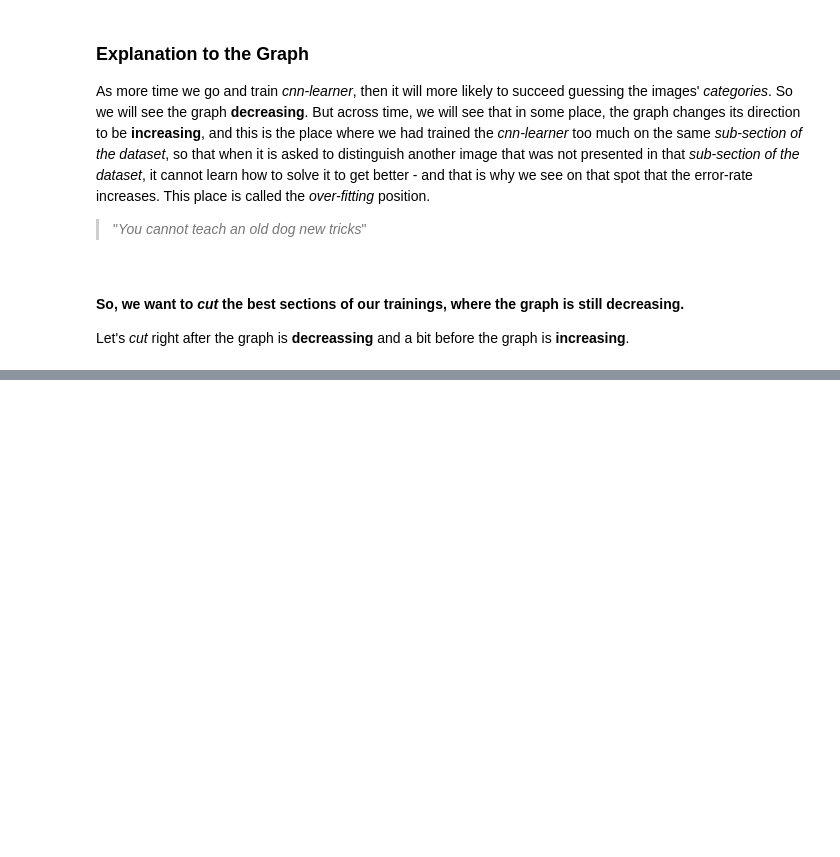
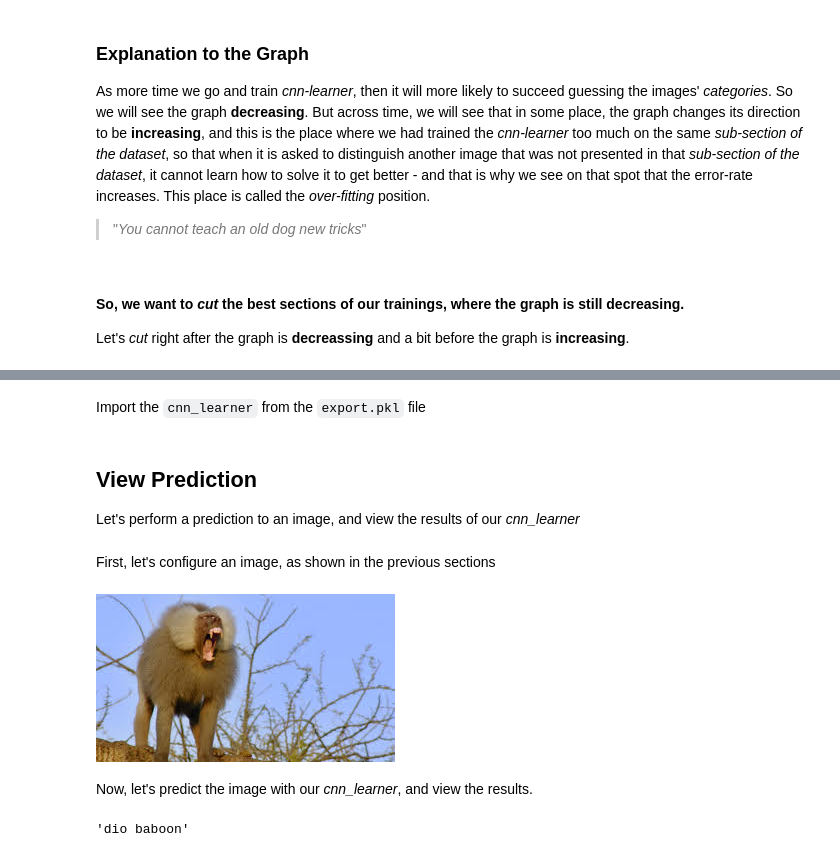
Before and after one commit to taljacob2/images_deep_learining, a Jupyter notebook: TalYacobPython.ipynb, the cells around one changed output, grey strips where cells are left out. Drawn from its saved outputs; the diff is of its cells as text; code cells hidden in the pictures; blank space fills up the shorter version.

```diff
--- a/TalYacobPython.ipynb
+++ b/TalYacobPython.ipynb
@@ -305,0 +441,2 @@ cnn_learner.save('stage-2')
+# %% [markdown]
+Import the `cnn_learner` from the `export.pkl` file
@@ -305,0 +445,21 @@ cnn_learner.save('stage-2')
+# %% [markdown]
+## View Prediction
+
+Let's perform a prediction to an image, and view the results of our *cnn_learner*
+# %% [markdown]
+First, let's configure an image, as shown in the previous sections
+# %%
+img = open_image(path_to_dio_search_text/'00000000.jpg')  # Configure `img` to be this image.
+img  # View the image.
+# %% [output]
+[figure, added]
+# %% [markdown]
+Now, let's predict the image with our *cnn_learner*, and view the results.
+# %%
+# Calculate prediction for the given image.
+pred_class, pred_idx, outputs = new_cnn_learner.predict(img)
+
+# View the prediction for the given image.
+pred_class.obj
+# %% [output]
+'dio baboon'
```
Also changed, not shown: parts of 33 cells of this notebook.
